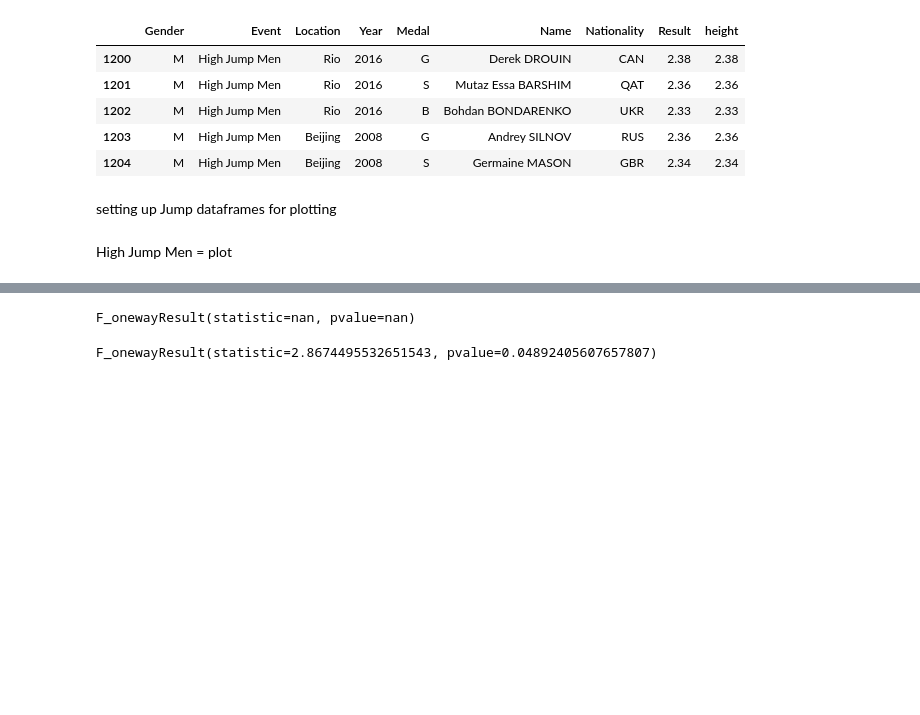
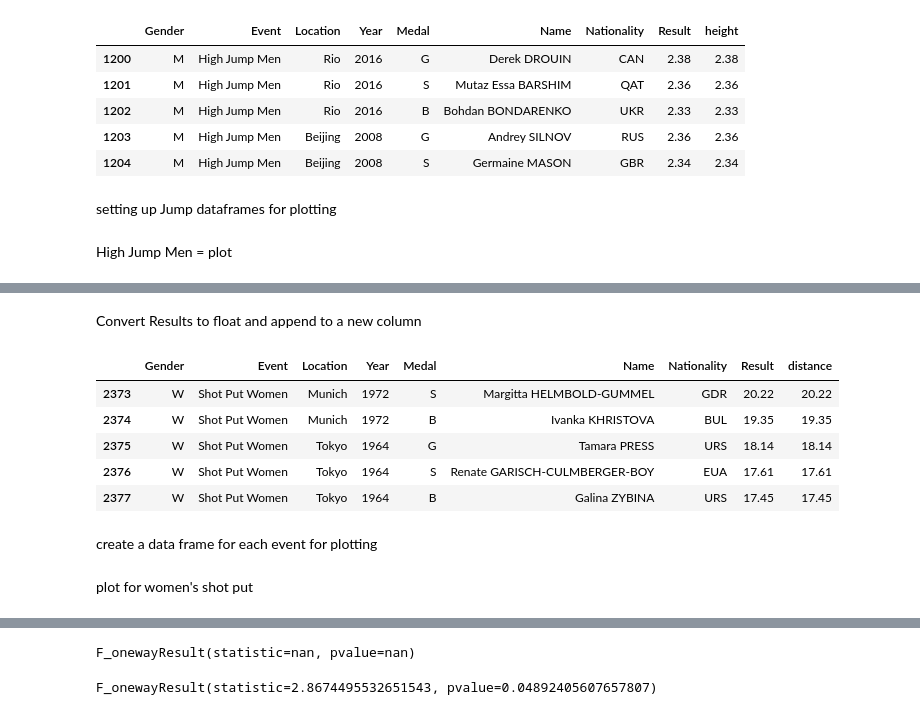
Before and after one commit to BlufferMK/Olympics_Project, a Jupyter notebook: OlympicPy.ipynb, the cells around one changed output, grey strips where cells are left out. Saved outputs shown, nothing was run; the diff lists cells and outputs as text; code cells hidden in the pictures; blank space fills up the shorter version.

```diff
--- a/OlympicPy.ipynb
+++ b/OlympicPy.ipynb
@@ -381,0 +463,7 @@ plt.show()
+# %%
+throws_df = olympic_track_data.loc[(olympic_track_data['Event']=="Discus Throw Men") | (olympic_track_data['Event']=="Discus Throw Women")|
+                                     (olympic_track_data['Event']=="Hammer Throw Women")|(olympic_track_data['Event']=="Hammer Throw Men") |
+                                     (olympic_track_data['Event']=="Javelin Throw Women")|(olympic_track_data['Event']=="Javelin Throw Men") |
+                                     (olympic_track_data['Event']=="Shot Put Women")|(olympic_track_data['Event']=="Shot Put Men")]
+
+throws_df.tail()
@@ -381,0 +477,20 @@ plt.show()
+# %% [markdown]
+Convert Results to float and append to a new column
+# %%
+distance = []
+
+for result in throws_df['Result']:
+    hurl = float(result)
+    distance.append(hurl)
+
+throws_df['distance']=distance
+throws_df.tail()
+# %% [output]
+|  | Gender | Event | Location | Year | Medal | Name | Nationality | Result | distance |
+| 2373 | W | Shot Put Women | Munich | 1972 | S | Margitta HELMBOLD-GUMMEL | GDR | 20.22 | 20.22 |
+| 2374 | W | Shot Put Women | Munich | 1972 | B | Ivanka KHRISTOVA | BUL | 19.35 | 19.35 |
+| 2375 | W | Shot Put Women | Tokyo | 1964 | G | Tamara PRESS | URS | 18.14 | 18.14 |
+| 2376 | W | Shot Put Women | Tokyo | 1964 | S | Renate GARISCH-CULMBERGER-BOY | EUA | 17.61 | 17.61 |
+| 2377 | W | Shot Put Women | Tokyo | 1964 | B | Galina ZYBINA | URS | 17.45 | 17.45 |
+# %% [markdown]
+create a data frame for each event for plotting
@@ -381,0 +506,2 @@ plt.show()
+# %% [markdown]
+plot for women's shot put
```
Also changed, not shown: parts of 41 cells of this notebook, 21 other files.
